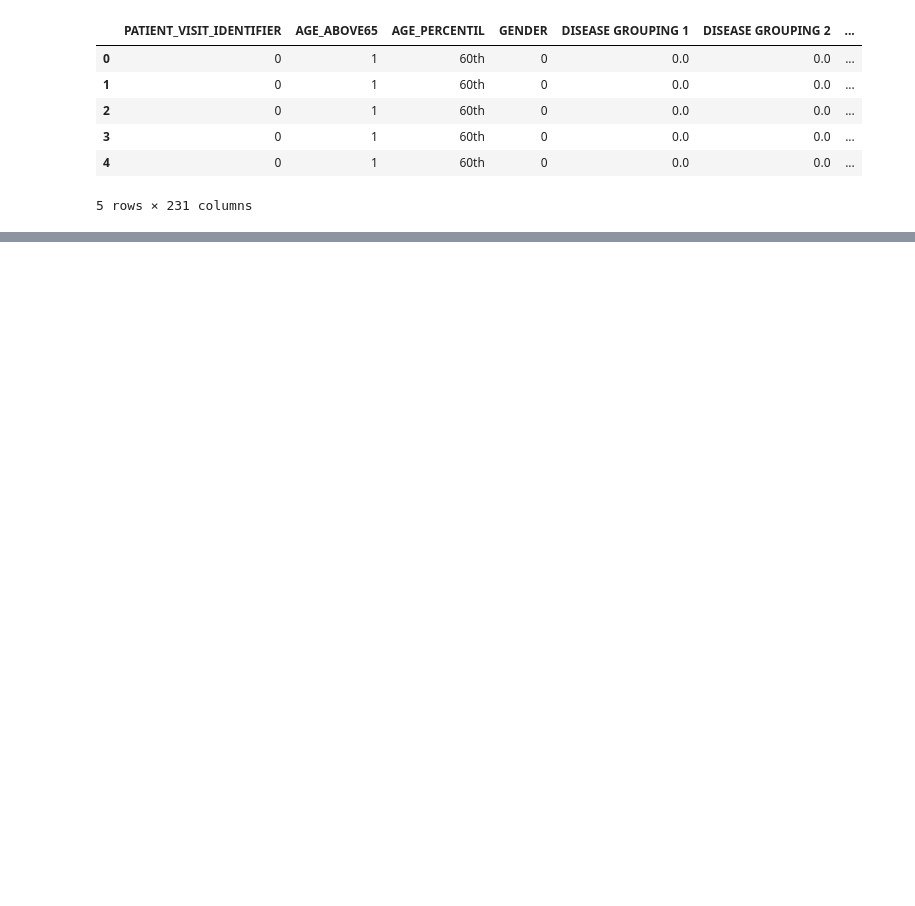
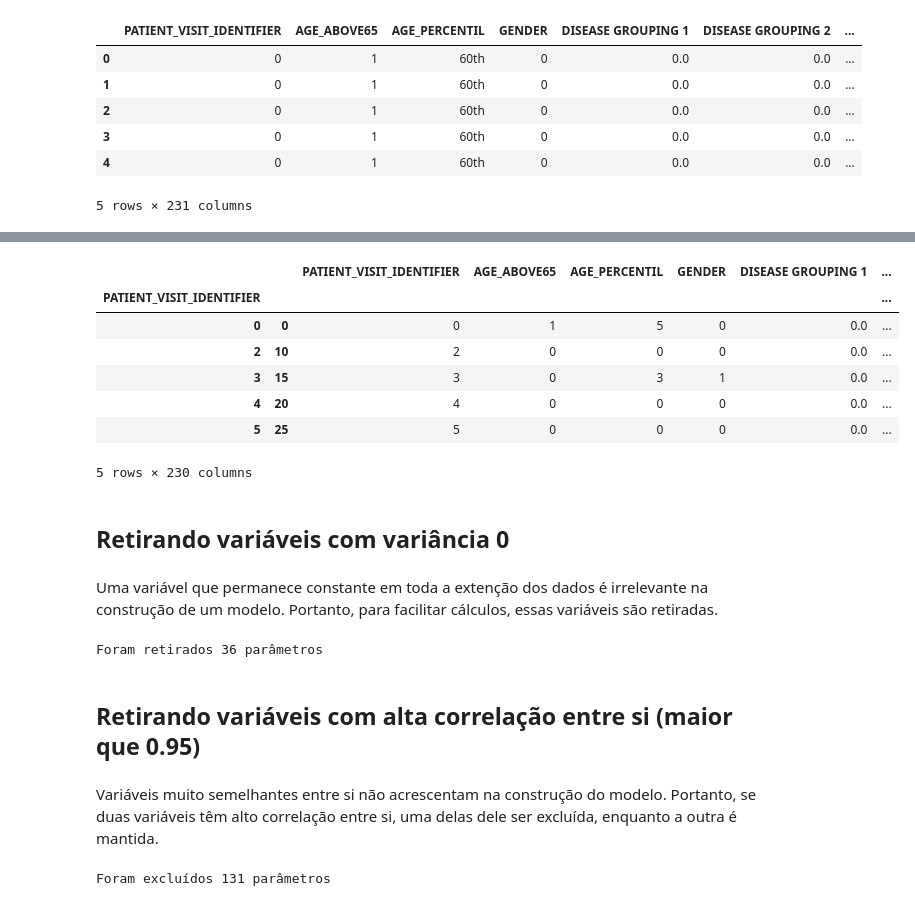
Before and after one commit to arturcgs/bootcamp-data-science-aplicada3, a Jupyter notebook: Projeto Final/Projeto_Final_Funcoes_e_Limpeza_de_Dados.ipynb, the cells around one changed output, grey strips where cells are left out. Cells and saved outputs as stored; diff of their text form; code cells hidden in the pictures; blank space fills up the shorter version.

```diff
--- a/Projeto Final/Projeto_Final_Funcoes_e_Limpeza_de_Dados.ipynb
+++ b/Projeto Final/Projeto_Final_Funcoes_e_Limpeza_de_Dados.ipynb
@@ -14,3 +176,24 @@ dados.head()
 | 3 | 0 | 1 | 60th | 0 | 0.0 | 0.0 | ... |
 | 4 | 0 | 1 | 60th | 0 | 0.0 | 0.0 | ... |
 5 rows × 231 columns
+# %%
+#Preenchendo os NaNs
+
+#Separando features
+
+features_continuas_colunas = dados.iloc[:, 13:-2].columns
+features_categoricas = dados.iloc[:, :13]
+saida = dados.iloc[:, -2:]
+
+#Agrupando os dados contínuos e preenchendo seus NaNs
+
+features_continuas = dados.groupby("PATIENT_VISIT_IDENTIFIER", as_index=False)[features_continuas_colunas].fillna(method='bfill').fillna(method='ffill')
+
+#Juntar tudo em um df só
+
+dados_limpos = pd.concat([features_categoricas, features_continuas, saida], ignore_index = True, axis = 1)
+dados_limpos.columns = dados.columns
+
+#Tirando oq sobrou de NaN
+
+dados_limpos = dados_limpos.dropna()
@@ -16,0 +215,56 @@ dados.head()
+# %%
+#Retirando pacientes que foram direto pra UTI
+
+a_remover = dados_limpos.query("WINDOW == '0-2' and ICU == 1")["PATIENT_VISIT_IDENTIFIER"].values
+
+dados_limpos = dados_limpos.query("PATIENT_VISIT_IDENTIFIER not in @a_remover")
+# %%
+#Selecionando somente a janela 0-2 de cada paciente.
+#Se o paciente foi para a UTI em outro momento, esta janela é mudada para 1
+#Caso contrário, ela permanece 0
+
+dados_limpos = dados_limpos.groupby('PATIENT_VISIT_IDENTIFIER').apply(prepare_window)
+
+#Como todos os pacientes estão na janela 0-2, ela pode ser eliminada do df
+dados_limpos = dados_limpos.drop(['WINDOW'], axis = 1)
+# %%
+#Transformando AGE_PERCENTIL em variável categórica
+
+dados_limpos.AGE_PERCENTIL = dados_limpos.AGE_PERCENTIL.astype("category").cat.codes
+
+dados_limpos.head()
+# %% [output]
+|  |  | PATIENT_VISIT_IDENTIFIER | AGE_ABOVE65 | AGE_PERCENTIL | GENDER | DISEASE GROUPING 1 | ... |
+| PATIENT_VISIT_IDENTIFIER |  |  |  |  |  |  | ... |
+| 0 | 0 | 0 | 1 | 5 | 0 | 0.0 | ... |
+| 2 | 10 | 2 | 0 | 0 | 0 | 0.0 | ... |
+| 3 | 15 | 3 | 0 | 3 | 1 | 0.0 | ... |
+| 4 | 20 | 4 | 0 | 0 | 0 | 0.0 | ... |
+| 5 | 25 | 5 | 0 | 0 | 0 | 0.0 | ... |
+5 rows × 230 columns
+# %% [markdown]
+## Retirando variáveis com variância 0
+# %% [markdown]
+Uma variável que permanece constante em toda a extenção dos dados é irrelevante na construção de um modelo. Portanto, para facilitar cálculos, essas variáveis são retiradas.
+# %%
+#Tirando parâmetros q têm baixa variância
+
+var_thres = VarianceThreshold(threshold = 0)
+var_thres.fit(dados_limpos)
+
+constant_columns = [column for column in dados_limpos.columns
+                    if column not in dados_limpos.columns[var_thres.get_support()]]
+
+dados_limpos_com_var = dados_limpos.drop(constant_columns, axis = 1)
+
+print(f'Foram excluídos {230-sum(var_thres.get_support())} parâmetros')
+# %% [output]
+Foram retirados 36 parâmetros
+# %% [markdown]
+## Retirando variáveis com alta correlação entre si (maior que 0.95)
+# %% [markdown]
+Variáveis muito semelhantes entre si não acrescentam na construção do modelo. Portanto, se duas variáveis têm alto correlação entre si, uma delas dele ser excluída, enquanto a outra é mantida.
+# %%
+dados_limpos_sem_corr = remove_corr_alta(dados_limpos_com_var, dados_limpos_com_var.iloc[:, 13:-1], 0.95)
+# %% [output]
+Foram excluídos 131 parâmetros
```
Also changed, not shown: parts of 20 cells of this notebook.
